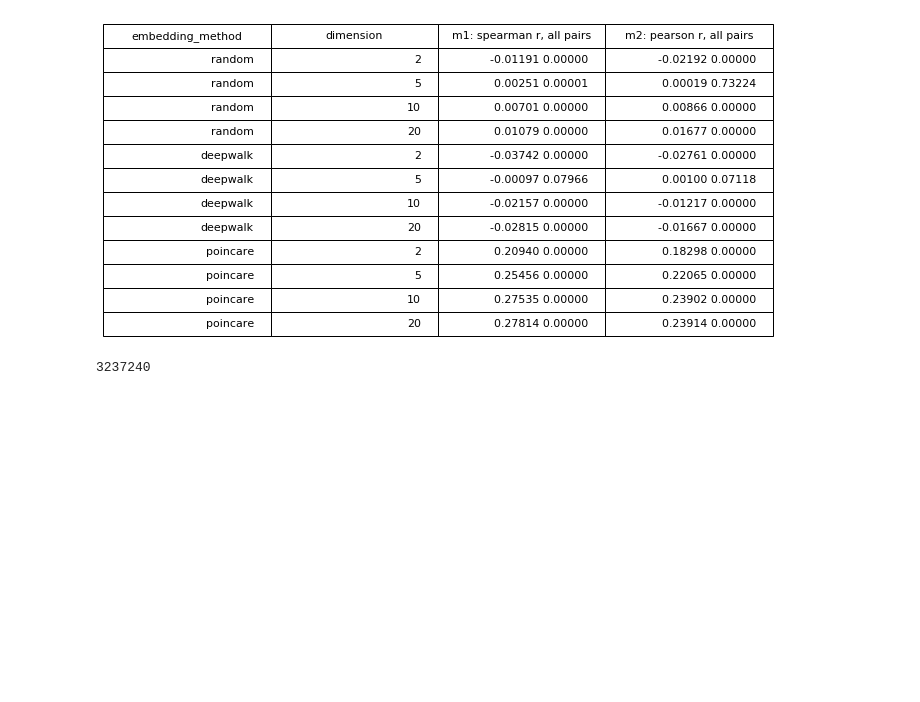
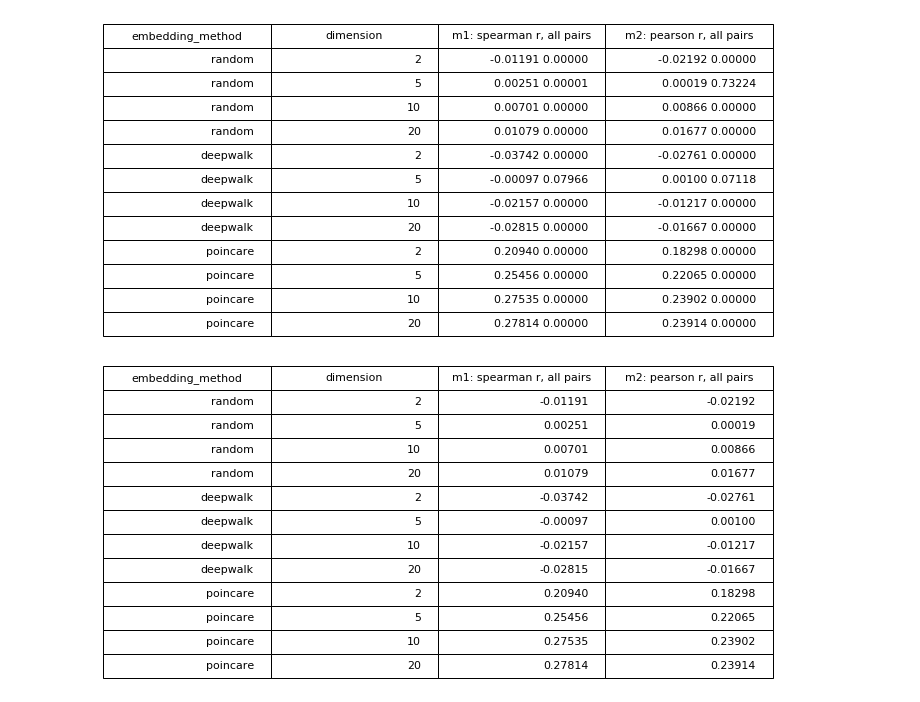
Before and after one commit to AntonVopilov/phylogeny_embeddings, a Jupyter notebook: EmbeddingsTestBed.ipynb, the cells around one changed output. Cells and saved outputs as stored; diff of their text form; code cells hidden in the pictures; blank space fills up the shorter version.

```diff
--- a/EmbeddingsTestBed.ipynb
+++ b/EmbeddingsTestBed.ipynb
@@ -133,0 +131,2 @@ done processing  2545  ,  519442
+# %%
+depths_dict = tree.depths(unit_branch_lengths=True)
@@ -382,7 +424,48 @@ the_table.scale(2, 2)
 plt.show()
 # %% [output]
 [figure]
-# %%
-print(len(comparison_all_node_pairs_list))
-# %% [output]
-3237240
+# %%
+# 12: add metrics for deepwalk
+# 11: generate metrics for random
+from scipy.stats import spearmanr
+from scipy.stats import pearsonr
+metrics_table = []
+metrics_header = ["embedding_method", "dimension", "m1: spearman r, all pairs", "m2: pearson r, all pairs"]
+for d in [2, 5, 10, 20]:
+    spearman = spearmanr(phylogenetic_distance_all_node_pairs_list, random_embeddings_euclidean_distance_dict[d])
+    pearson =  pearsonr(phylogenetic_distance_all_node_pairs_list, random_embeddings_euclidean_distance_dict[d])
+    metrics_table.append(["random", str(d), \
+    '%.5f' % spearman[0] , \
+    '%.5f' % pearson[0]])
+
+for d in [2, 5, 10, 20]:
+    spearman = spearmanr(phylogenetic_distance_all_node_pairs_list, deepwalk_embeddings_euclidean_distance_dict[d])
+    pearson = pearsonr(phylogenetic_distance_all_node_pairs_list, deepwalk_embeddings_euclidean_distance_dict[d])
+    metrics_table.append(["deepwalk", str(d), \
+    '%.5f' % spearman[0] , \
+    '%.5f' % pearson[0] ])
+
+# 13: add metrics for poincare
+for d in [2, 5, 10, 20]:
+    spearman = spearmanr(phylogenetic_distance_all_node_pairs_list, poincare_embeddings_poincare_distance_dict[d])
+    pearson = pearsonr(phylogenetic_distance_all_node_pairs_list, poincare_embeddings_poincare_distance_dict[d])
+    metrics_table.append(["poincare", str(d), \
+    '%.5f' % spearman[0] , \
+    '%.5f' % pearson[0] ])
+
+%matplotlib inline
+import matplotlib.pyplot as plt
+import numpy as np
+from matplotlib.pyplot import subplot
+from matplotlib.table import table
+
+#plt.figure(1, figsize=(20, 1))
+ax = subplot(111, frame_on=False)
+ax.xaxis.set_visible(False)
+ax.yaxis.set_visible(False)
+the_table = ax.table(cellText=metrics_table, colLabels=metrics_header, loc='center')
+the_table.set_fontsize(34)
+the_table.scale(2, 2)
+plt.show()
+# %% [output]
+[figure, added]
```
Also changed, not shown: parts of 4 cells of this notebook.
